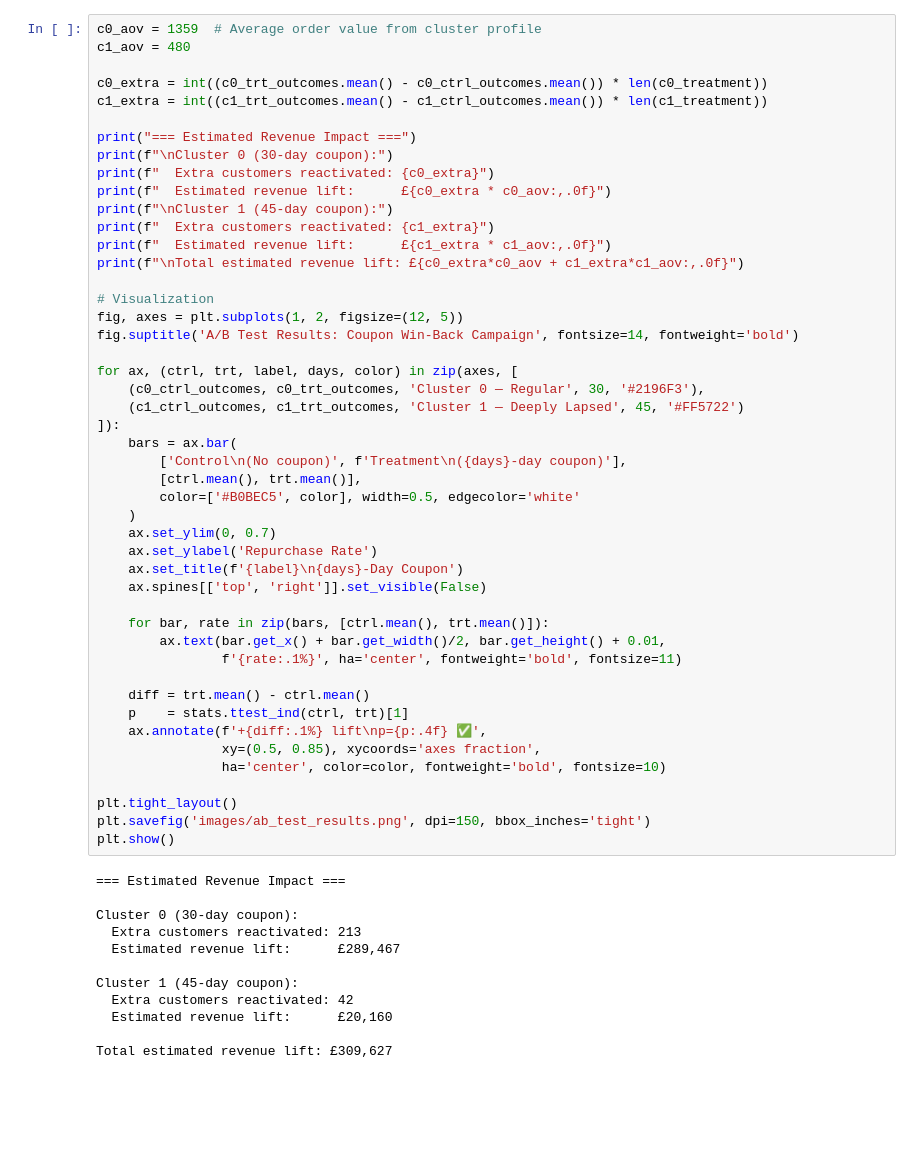
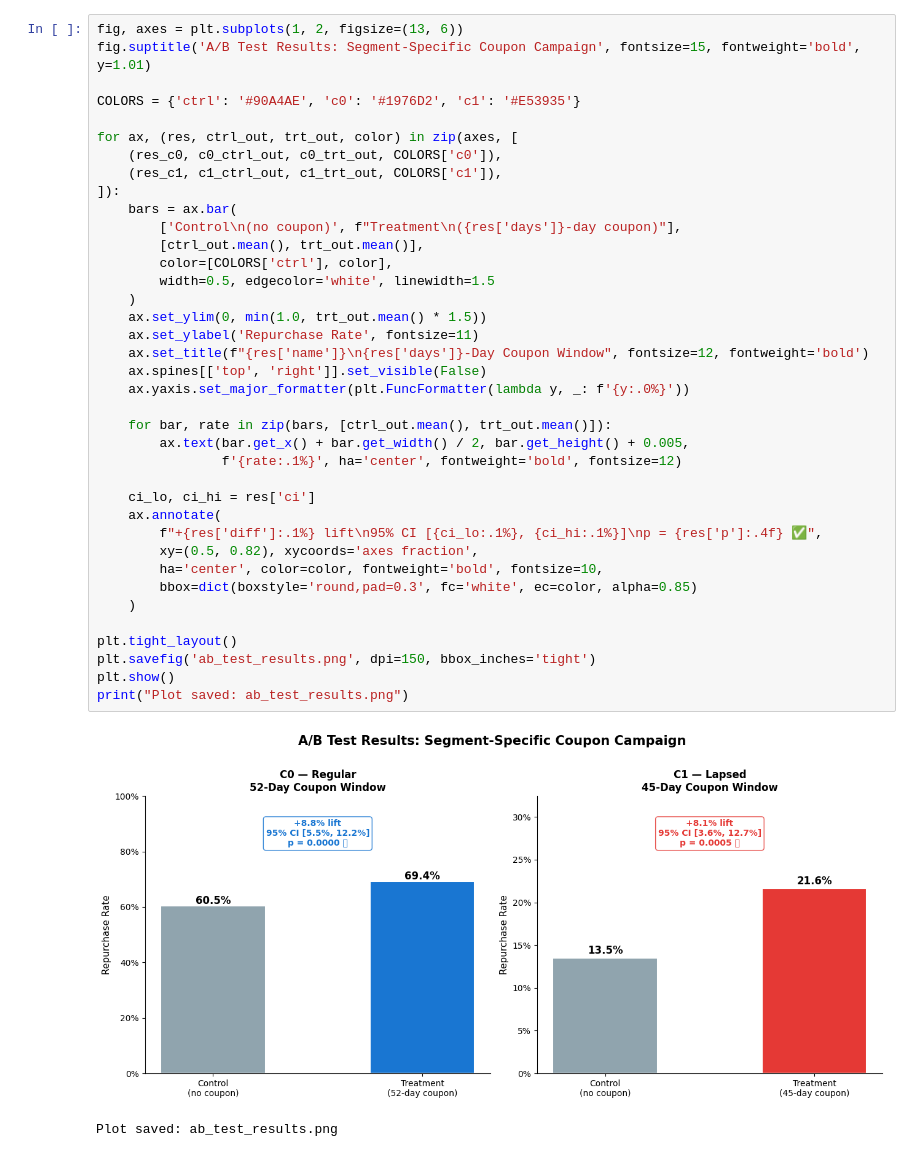
Before and after one commit to kanghaichun-cloud/Customer-Analytics-project, a Jupyter notebook: 03_ab_test_simulation.ipynb, the cells around one changed output. Drawn from its saved outputs; the diff is of its cells as text; blank space fills up the shorter version.

Commit message:
Refactor A/B test simulation: segment-adjusted coupon windows, power analysis, business impact

```diff
--- a/03_ab_test_simulation.ipynb
+++ b/03_ab_test_simulation.ipynb
@@ -251,59 +442,41 @@ run_ab_test(c1_ctrl_outcomes, c1_trt_outcomes, "Cluster 1", 45)
 # %%
-c0_aov = 1359  # Average order value from cluster profile
-c1_aov = 480
+fig, axes = plt.subplots(1, 2, figsize=(13, 6))
+fig.suptitle('A/B Test Results: Segment-Specific Coupon Campaign', fontsize=15, fontweight='bold', y=1.01)
 
-c0_extra = int((c0_trt_outcomes.mean() - c0_ctrl_outcomes.mean()) * len(c0_treatment))
-c1_extra = int((c1_trt_outcomes.mean() - c1_ctrl_outcomes.mean()) * len(c1_treatment))
+COLORS = {'ctrl': '#90A4AE', 'c0': '#1976D2', 'c1': '#E53935'}
 
-print("=== Estimated Revenue Impact ===")
-print(f"\nCluster 0 (30-day coupon):")
-print(f"  Extra customers reactivated: {c0_extra}")
-print(f"  Estimated revenue lift:      £{c0_extra * c0_aov:,.0f}")
-print(f"\nCluster 1 (45-day coupon):")
-print(f"  Extra customers reactivated: {c1_extra}")
-print(f"  Estimated revenue lift:      £{c1_extra * c1_aov:,.0f}")
-print(f"\nTotal estimated revenue lift: £{c0_extra*c0_aov + c1_extra*c1_aov:,.0f}")
-
-# Visualization
-fig, axes = plt.subplots(1, 2, figsize=(12, 5))
-fig.suptitle('A/B Test Results: Coupon Win-Back Campaign', fontsize=14, fontweight='bold')
-
-for ax, (ctrl, trt, label, days, color) in zip(axes, [
-    (c0_ctrl_outcomes, c0_trt_outcomes, 'Cluster 0 — Regular', 30, '#2196F3'),
-    (c1_ctrl_outcomes, c1_trt_outcomes, 'Cluster 1 — Deeply Lapsed', 45, '#FF5722')
+for ax, (res, ctrl_out, trt_out, color) in zip(axes, [
+    (res_c0, c0_ctrl_out, c0_trt_out, COLORS['c0']),
+    (res_c1, c1_ctrl_out, c1_trt_out, COLORS['c1']),
 ]):
     bars = ax.bar(
-        ['Control\n(No coupon)', f'Treatment\n({days}-day coupon)'],
-        [ctrl.mean(), trt.mean()],
-        color=['#B0BEC5', color], width=0.5, edgecolor='white'
+        ['Control\n(no coupon)', f"Treatment\n({res['days']}-day coupon)"],
+        [ctrl_out.mean(), trt_out.mean()],
+        color=[COLORS['ctrl'], color],
+        width=0.5, edgecolor='white', linewidth=1.5
     )
-    ax.set_ylim(0, 0.7)
-    ax.set_ylabel('Repurchase Rate')
-    ax.set_title(f'{label}\n{days}-Day Coupon')
+    ax.set_ylim(0, min(1.0, trt_out.mean() * 1.5))
+    ax.set_ylabel('Repurchase Rate', fontsize=11)
+    ax.set_title(f"{res['name']}\n{res['days']}-Day Coupon Window", fontsize=12, fontweight='bold')
     ax.spines[['top', 'right']].set_visible(False)
+    ax.yaxis.set_major_formatter(plt.FuncFormatter(lambda y, _: f'{y:.0%}'))
 
-    for bar, rate in zip(bars, [ctrl.mean(), trt.mean()]):
-        ax.text(bar.get_x() + bar.get_width()/2, bar.get_height() + 0.01,
-                f'{rate:.1%}', ha='center', fontweight='bold', fontsize=11)
+    for bar, rate in zip(bars, [ctrl_out.mean(), trt_out.mean()]):
+        ax.text(bar.get_x() + bar.get_width() / 2, bar.get_height() + 0.005,
+                f'{rate:.1%}', ha='center', fontweight='bold', fontsize=12)
 
-    diff = trt.mean() - ctrl.mean()
-    p    = stats.ttest_ind(ctrl, trt)[1]
-    ax.annotate(f'+{diff:.1%} lift\np={p:.4f} ✅',
-                xy=(0.5, 0.85), xycoords='axes fraction',
-                ha='center', color=color, fontweight='bold', fontsize=10)
+    ci_lo, ci_hi = res['ci']
+    ax.annotate(
+        f"+{res['diff']:.1%} lift\n95% CI [{ci_lo:.1%}, {ci_hi:.1%}]\np = {res['p']:.4f} ✅",
+        xy=(0.5, 0.82), xycoords='axes fraction',
+        ha='center', color=color, fontweight='bold', fontsize=10,
+        bbox=dict(boxstyle='round,pad=0.3', fc='white', ec=color, alpha=0.85)
+    )
 
 plt.tight_layout()
-plt.savefig('images/ab_test_results.png', dpi=150, bbox_inches='tight')
+plt.savefig('ab_test_results.png', dpi=150, bbox_inches='tight')
 plt.show()
+print("Plot saved: ab_test_results.png")
 # %% [output]
+[figure, new version]
-=== Estimated Revenue Impact ===
-
-Cluster 0 (30-day coupon):
-  Extra customers reactivated: 213
-  Estimated revenue lift:      £289,467
-
-Cluster 1 (45-day coupon):
-  Extra customers reactivated: 42
-  Estimated revenue lift:      £20,160
-
-Total estimated revenue lift: £309,627
+Plot saved: ab_test_results.png
```
Also changed, not shown: parts of 23 cells of this notebook.
